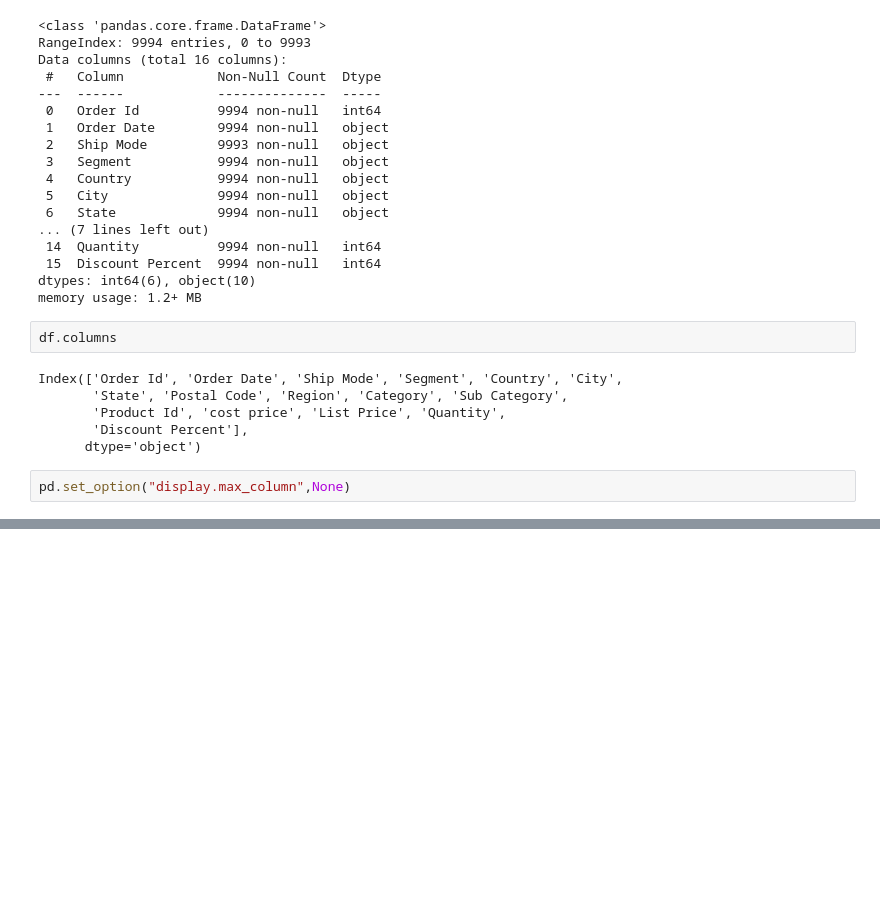
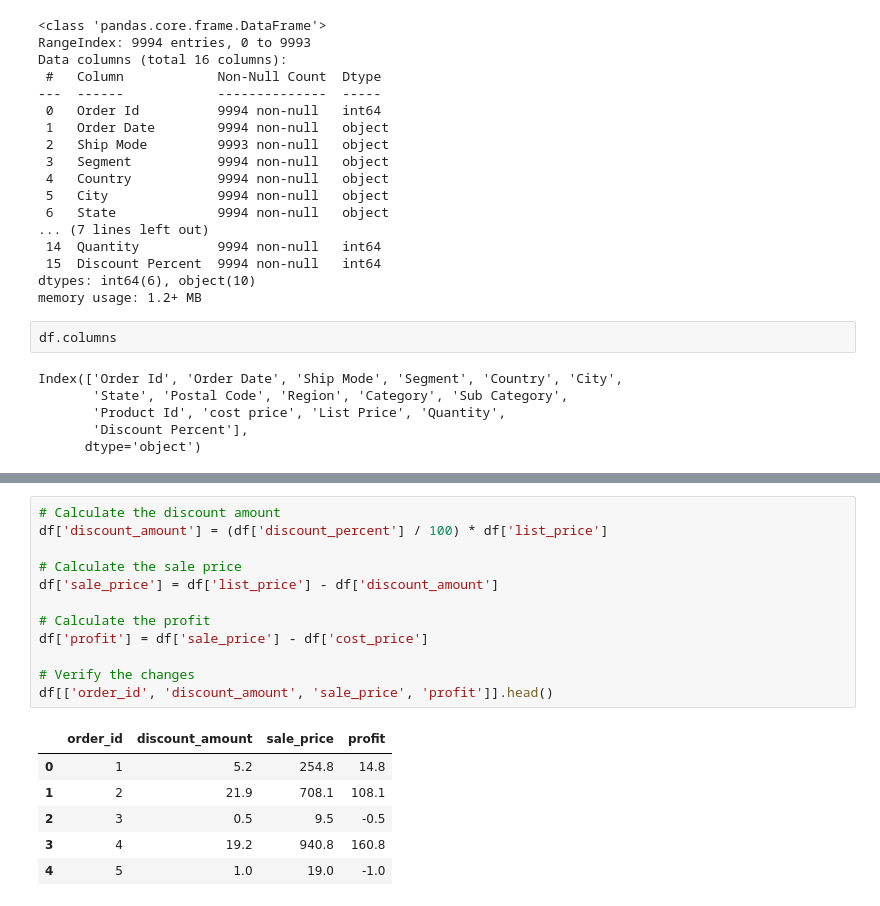
Before and after one commit to raju1207/Retail-Order-Data-Analysis, a Jupyter notebook: Retail_Order_Data_Analysis.ipynb, the cells around one changed output, grey strips where cells are left out. Drawn from its saved outputs; the diff is of its cells as text; blank space fills up the shorter version.

```diff
--- a/Retail_Order_Data_Analysis.ipynb
+++ b/Retail_Order_Data_Analysis.ipynb
@@ -55,5 +55,3 @@ Index(['Order Id', 'Order Date', 'Ship Mode', 'Segment', 'Country', 'City',
        'Product Id', 'cost price', 'List Price', 'Quantity',
        'Discount Percent'],
       dtype='object')
-# %%
-pd.set_option("display.max_column",None)
@@ -150,3 +165,22 @@ df.head()
 | 2 | 3 | 2023-01-10 | Second Class | Corporate | United States | Los Angeles | California | 90036 | West | Office Supplies | ... |
 | 3 | 4 | 2022-06-18 | Standard Class | Consumer | United States | Fort Lauderdale | Florida | 33311 | South | Furniture | ... |
 | 4 | 5 | 2022-07-13 | Standard Class | Consumer | United States | Fort Lauderdale | Florida | 33311 | South | Office Supplies | ... |
+# %%
+# Calculate the discount amount
+df['discount_amount'] = (df['discount_percent'] / 100) * df['list_price']
+
+# Calculate the sale price
+df['sale_price'] = df['list_price'] - df['discount_amount']
+
+# Calculate the profit
+df['profit'] = df['sale_price'] - df['cost_price']
+
+# Verify the changes
+df[['order_id', 'discount_amount', 'sale_price', 'profit']].head()
+# %% [output]
+|  | order_id | discount_amount | sale_price | profit |
+| 0 | 1 | 5.2 | 254.8 | 14.8 |
+| 1 | 2 | 21.9 | 708.1 | 108.1 |
+| 2 | 3 | 0.5 | 9.5 | -0.5 |
+| 3 | 4 | 19.2 | 940.8 | 160.8 |
+| 4 | 5 | 1.0 | 19.0 | -1.0 |
```
Also changed, not shown: parts of 11 cells of this notebook.
